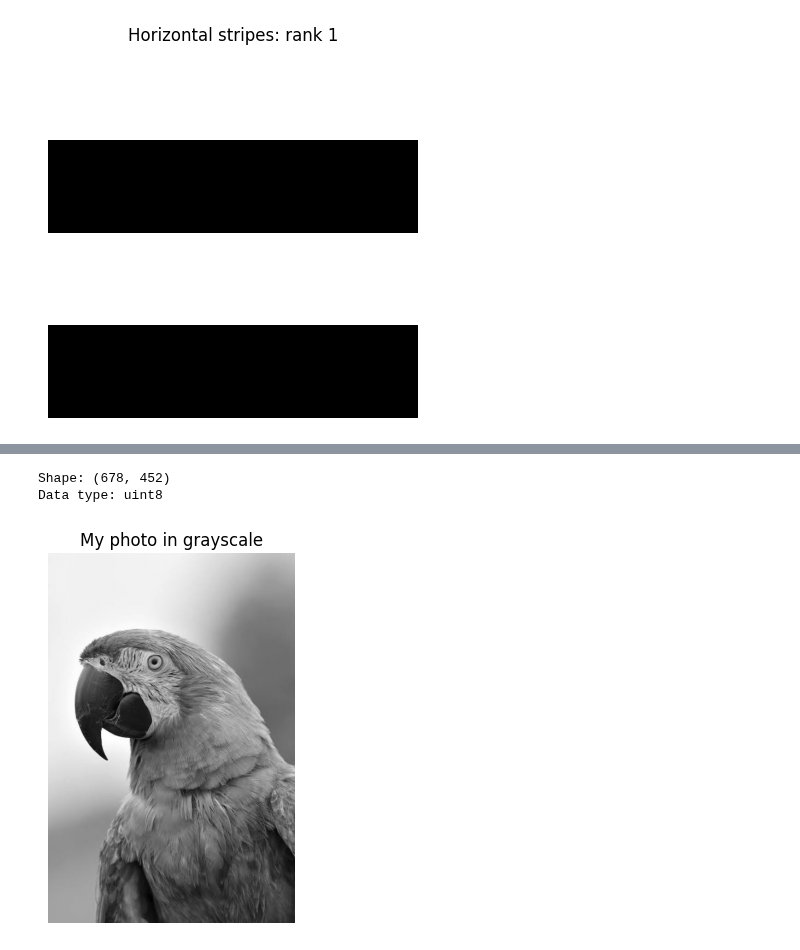
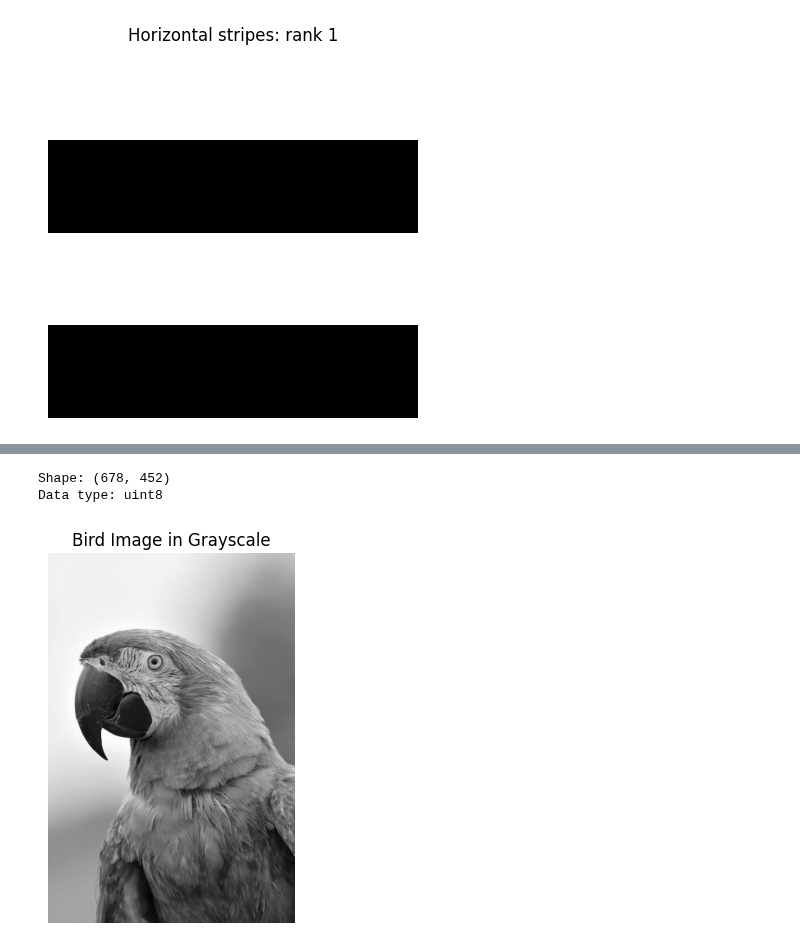
Before and after one commit to matbarrett/LinAlgProject, a Jupyter notebook: notebooks/01 image as matrix.ipynb, the cells around one changed output, grey strips where cells are left out. Saved outputs shown, nothing was run; the diff lists cells and outputs as text; code cells hidden in the pictures.

```diff
--- a/notebooks/01 image as matrix.ipynb
+++ b/notebooks/01 image as matrix.ipynb
@@ -126,15 +126,15 @@ Saving bird_image.jpg to C:/Users/matal/Downloads/bird_image.jpg/bird_image (1).
 # %%
 name = list(uploaded)[0]
 img = Image.open(name).convert("L")
 img.thumbnail((800, 800))
 P = np.array(img)
 print("Shape:", P.shape)
 print("Data type:", P.dtype)
 plt.imshow(P, cmap="gray", vmin=0, vmax=255)
-plt.title("My photo in grayscale")
+plt.title("Bird Image in Grayscale")
 plt.axis("off")
 plt.show()
 # %% [output]
 Shape: (678, 452)
 Data type: uint8
-[figure, old version]
+[figure, new version]
```
Also changed, not shown: parts of 1 cell of this notebook.
